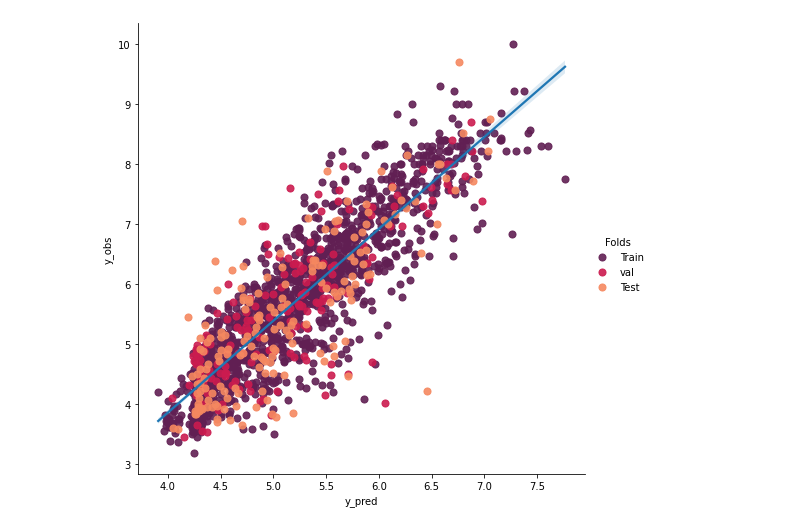
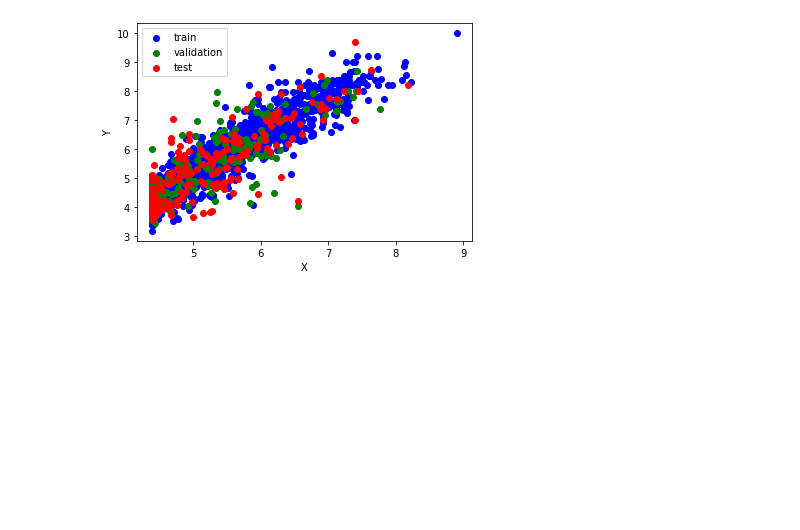
Before and after one commit to Laplace-py/Tropical, a Jupyter notebook: Github_Artigo/BaseModel_Regression_FFNN.ipynb, the cells around one changed output. Drawn from its saved outputs; the diff is of its cells as text; code cells hidden in the pictures; blank space fills up the shorter version.

Commit message:
Created plot function to plot the results of the model

```diff
--- a/Github_Artigo/BaseModel_Regression_FFNN.ipynb
+++ b/Github_Artigo/BaseModel_Regression_FFNN.ipynb
@@ -21,7 +21,7 @@ import io
 from utils.GPU import *
 from utils import utils
 commons = utils.Commons()
-ts_helper = utils.TS_Helper()
+ts_helper = utils.TS_Helper(False)
 shap_helper = utils.Shap_Helper()
 
 os.environ["TF_CPP_MIN_LOG_LEVEL"] = "2"
@@ -34,10 +34,12 @@ Num GPUs Available:  1
 training = './data/regression/Tb.rhodesiense/random_split/train_fold_4.csv'
 validation = './data/regression/Tb.rhodesiense/random_split/valid_fold_4.csv'
 test = './data/regression/Tb.rhodesiense/random_split/test_fold_4.csv'
-
-train_dataset = pd.read_csv(training, delimiter=',', low_memory=False)
-val_dataset = pd.read_csv(validation, delimiter=',', low_memory=False)
-test_dataset = pd.read_csv(test, delimiter=',', low_memory=False)
+SMILES = 'SMILES'
+TASK_START = 2
+NUM_TASKS = 1
+train_dataset,y_train,train_smiles = commons.load_dataset(training,SMILES,TASK_START,NUM_TASKS)
+valid_dataset,y_val,val_smiles = commons.load_dataset(validation,SMILES,TASK_START,NUM_TASKS)
+test_dataset,y_test,test_smiles = commons.load_dataset(test,SMILES,TASK_START,NUM_TASKS)
 
 
 train_dataset.head()
@@ -104,14 +80,14 @@ def create_model():
             T.keras.layers.Dropout(0.1),
             T.keras.layers.Dense(10, activation='relu'),
             T.keras.layers.Dropout(0.1),
-            T.keras.layers.Dense(tasks, activation='linear'),
+            T.keras.layers.Dense(NUM_TASKS, activation='linear'),
             ])
 
 
 optimizer = RMSprop(lr=0.001)
-lr_metric = get_lr_metric(optimizer)
+lr_metric = ts_helper.get_lr_metric(optimizer)
 model = create_model()
-model.compile(loss=regression_loss, metrics = [lr_metric])
+model.compile(loss=ts_helper.regression_loss, metrics = [lr_metric])
 model.summary()
 T.keras.utils.plot_model(model)
 # %% [output]
@@ -180,76 +155,8 @@ No artists with labels found to put in legend.  Note that artists whose label st
 # %%
 #Statistical characteristico of model without 3-sigma rule
-
-prediction_train = model.predict(X_train)
-prediction_val = model.predict(X_val)
-prediction_test = model.predict(X_test)
-
-
-for index1 in range(prediction_train.shape[1]):
-
-    train_pred = pd.DataFrame(y_train[:,index1],prediction_train[:,index1])
-    train_pred['y_pred'] = train_pred.index
-    train_pred = train_pred.rename(columns = {0: 'y_obs'})
-    train_pred2 = train_pred.dropna()
-    train_pred2 = train_pred2.reset_index(drop=True)
-    train_pred2['Folds'] = 'Train'
-    train_pred2 = train_pred2.assign(Folds_error = abs(train_pred2['y_pred'] - train_pred2['y_obs']))
-    train_pred2['Folds error Mean'] = train_pred2['Folds_error'].mean()
-    train_pred2['Folds error 3*sigma'] = train_pred2['Folds_error'].std()
-    train_pred2['Folds error 3*sigma'] = train_pred2['Folds error 3*sigma']*3
-
-    for index2 in range(prediction_val.shape[1]):
-
-        val_pred = pd.DataFrame(y_val[:,index2],prediction_val[:,index2])
-        val_pred['y_pred'] = val_pred.index
-        val_pred = val_pred.rename(columns = {0: 'y_obs'})
-        val_pred2 = val_pred.dropna()
-        val_pred2 = val_pred2.reset_index(drop=True)
-        val_pred2['Folds'] = 'val'
-        val_pred2 = val_pred2.assign(Folds_error = abs(val_pred2['y_pred'] - val_pred2['y_obs']))
-        val_pred2['Folds error Mean'] = val_pred2['Folds_error'].mean()
-        val_pred2['Folds error 3*sigma'] = val_pred2['Folds_error'].std()
-        val_pred2['Folds error 3*sigma'] = val_pred2['Folds error 3*sigma']*3
-
-        for index3 in range(prediction_test.shape[1]):
-
-            test_pred = pd.DataFrame(y_test[:,index3],prediction_test[:,index3])
-            test_pred['y_pred'] = test_pred.index
-            test_pred = test_pred.rename(columns = {0: 'y_obs'})
-            test_pred2 = test_pred.dropna()
-            test_pred2 = test_pred2.reset_index(drop=True)
-            test_pred2['Folds'] = 'Test'
-            test_pred2 = test_pred2.assign(Folds_error = abs(test_pred2['y_pred'] - test_pred2['y_obs']))
-            test_pred2['Folds error Mean'] = test_pred2['Folds_error'].mean()
-            test_pred2['Folds error 3*sigma'] = test_pred2['Folds_error'].std()
-            test_pred2['Folds error 3*sigma'] = test_pred2['Folds error 3*sigma']*3
-
-            crossval_df = pd.concat([train_pred2, val_pred2, test_pred2], axis=0).reset_index(drop=True)
-
-            if index1 == index2 and index1 == index3:
-
-                r2  = (train_pred2["y_obs"].corr(train_pred2["y_pred"]))
-                print(("Results for task {} (train)").format(index2+1))
-                print("r^2\t%.2f" % r2)
-                print ("rmse\t%.2f" % sqrt(mean_squared_error(train_pred2["y_obs"],train_pred2["y_pred"])))
-                print ("mse\t%.2f" % (mean_squared_error(train_pred2["y_obs"],train_pred2["y_pred"])))
-                print ("mae\t%.2f"  %mean_absolute_error(train_pred2["y_obs"],train_pred2["y_pred"]))
-
-                r2 = (val_pred2["y_obs"].corr(val_pred2["y_pred"]))
-                print(("Results for task {} (validation)").format(index3+1))
-                print("r^2\t%.2f" % r2)
-                print ("rmse\t%.2f"  % sqrt(mean_squared_error(val_pred2["y_pred"],val_pred2["y_obs"])))
-                print ("mse\t%.2f"  % (mean_squared_error(val_pred2["y_pred"],val_pred2["y_obs"])))
-                print ("mae\t%.2f"  % mean_absolute_error(val_pred2["y_pred"],val_pred2["y_obs"]))
-
-                r2 = (test_pred2["y_obs"].corr(test_pred2["y_pred"]))
-                print(("Results for task {} (test)").format(index1+1))
-                print("r^2\t%.2f" % r2)
-                print ("rmse\t%.2f"  % sqrt(mean_squared_error(test_pred2["y_pred"],test_pred2["y_obs"])))
-                print ("mse\t%.2f"  % (mean_squared_error(test_pred2["y_pred"],test_pred2["y_obs"])))
-                print ("mae\t%.2f"  % mean_absolute_error(test_pred2["y_pred"],test_pred2["y_obs"]))
-
-                g = sns.lmplot(x="y_pred", y="y_obs", hue="Folds", data=crossval_df, fit_reg=False, height=7,
-                markers=["o", "o", "o"], palette="rocket",scatter_kws={"s": 50,'alpha':0.9},  aspect=30/30)
-                sns.regplot(x="y_pred", y="y_obs", data=crossval_df, scatter=False, ax=g.axes[0, 0])
+THRESHOLD = 0.5
+print(X_train.shape,y_train.shape)
+print(X_val.shape,y_val.shape)
+print(X_test.shape,y_test.shape)
+ts_helper.get_modelStats(model, X_train, y_train, X_test, y_test,X_val, y_val,NUM_TASKS,THRESHOLD)
 # %% [output]
@@ -274,2 +180,2 @@ mae     0.70
-[figure, old version]
+[figure, new version]
 # %%
```
Also changed, not shown: parts of 9 cells of this notebook, 5 other files.
